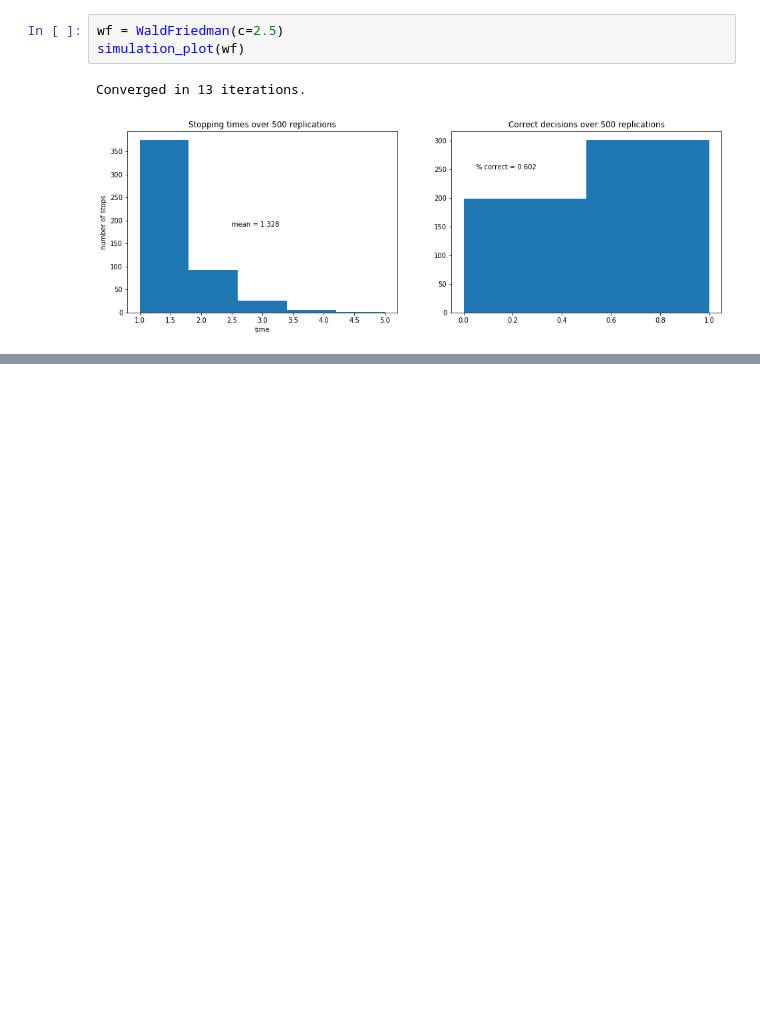
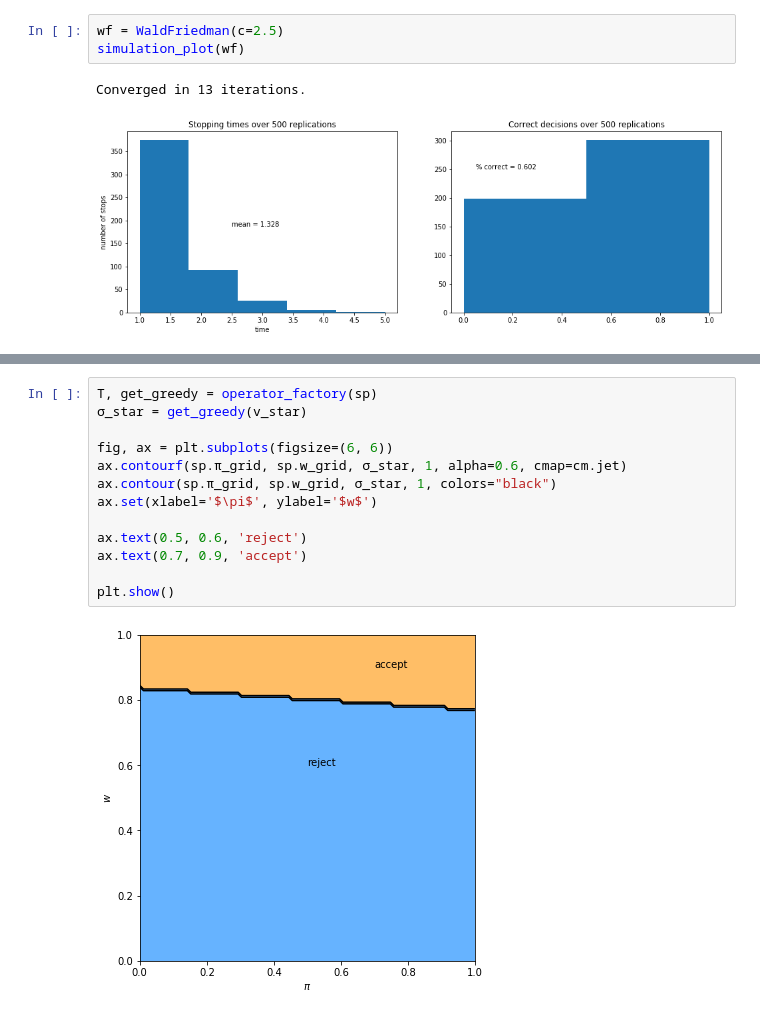
Before and after one commit to PanPip/QuantEcon_Tasks, a Jupyter notebook: Dynamic_programming.ipynb, the cells around one changed output, grey strips where cells are left out. Cells and saved outputs as stored; diff of their text form; blank space fills up the shorter version.

```diff
--- a/Dynamic_programming.ipynb
+++ b/Dynamic_programming.ipynb
@@ -831,0 +1034,15 @@ Converged in 13 iterations.
+# %%
+T, get_greedy = operator_factory(sp)
+σ_star = get_greedy(v_star)
+
+fig, ax = plt.subplots(figsize=(6, 6))
+ax.contourf(sp.π_grid, sp.w_grid, σ_star, 1, alpha=0.6, cmap=cm.jet)
+ax.contour(sp.π_grid, sp.w_grid, σ_star, 1, colors="black")
+ax.set(xlabel='$\pi$', ylabel='$w$')
+
+ax.text(0.5, 0.6, 'reject')
+ax.text(0.7, 0.9, 'accept')
+
+plt.show()
+# %% [output]
+[figure, added]
```
Also changed, not shown: parts of 7 cells of this notebook.
